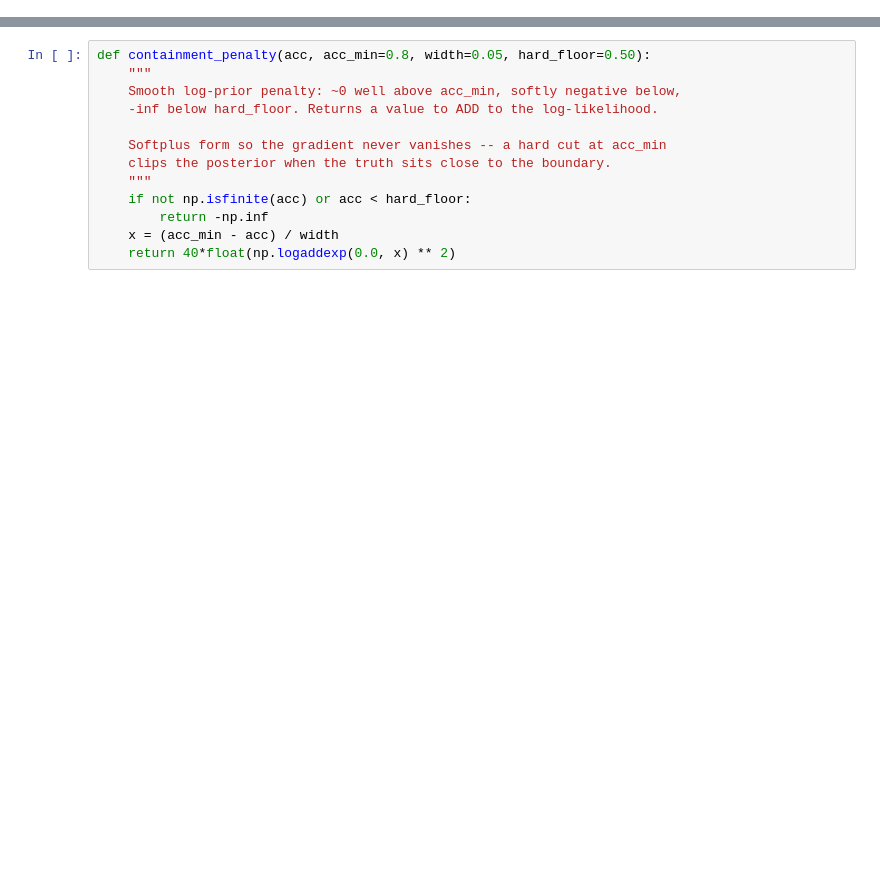
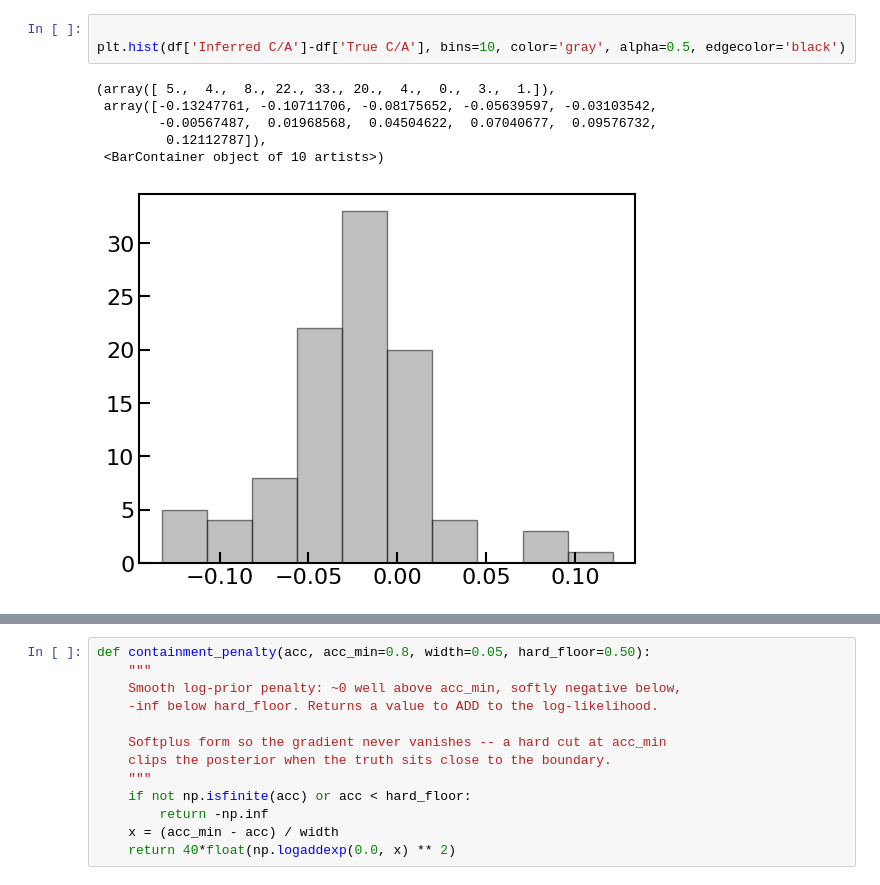
Before and after one commit to Bvogel4/MCMC-deprojection, a Jupyter notebook: tangos_testing.ipynb, the cells around one changed output, grey strips where cells are left out. Cells and saved outputs as stored; diff of their text form; blank space fills up the shorter version.

```diff
--- a/tangos_testing.ipynb
+++ b/tangos_testing.ipynb
@@ -392,0 +373,10 @@ np.float64(0.4342944819032518)
+# %%
+
+plt.hist(df['Inferred C/A']-df['True C/A'], bins=10, color='gray', alpha=0.5, edgecolor='black')
+# %% [output]
+(array([ 5.,  4.,  8., 22., 33., 20.,  4.,  0.,  3.,  1.]),
+ array([-0.13247761, -0.10711706, -0.08175652, -0.05639597, -0.03103542,
+        -0.00567487,  0.01968568,  0.04504622,  0.07040677,  0.09576732,
+         0.12112787]),
+ <BarContainer object of 10 artists>)
+[figure, added]
```
Also changed, not shown: parts of 58 cells of this notebook, 17 other files.
